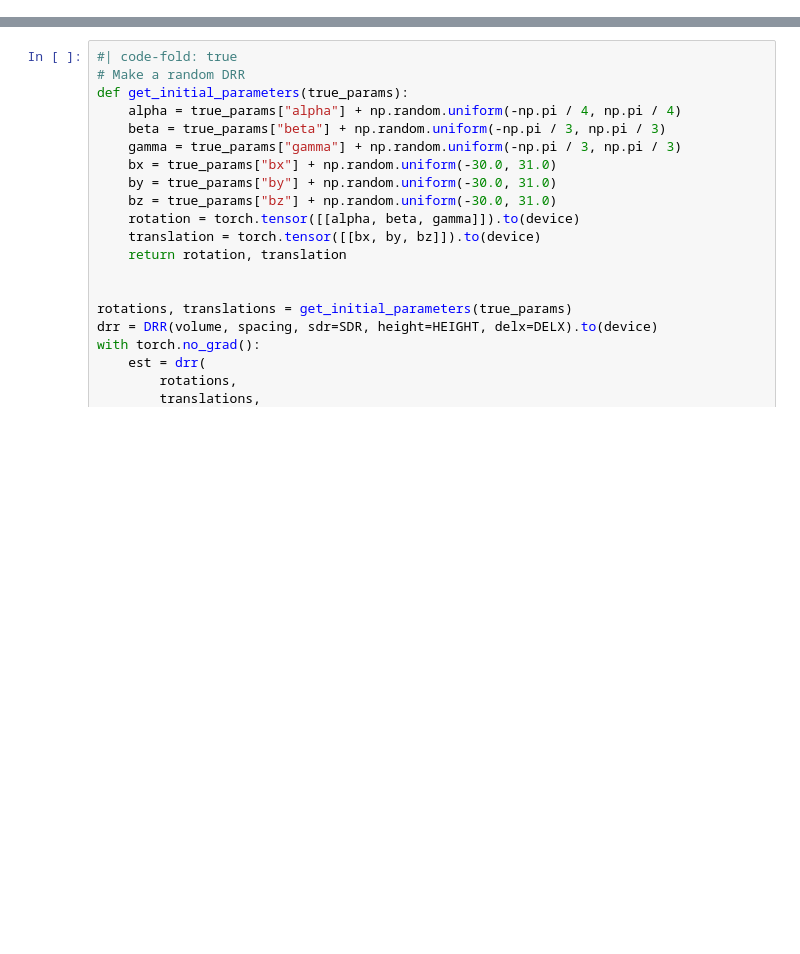
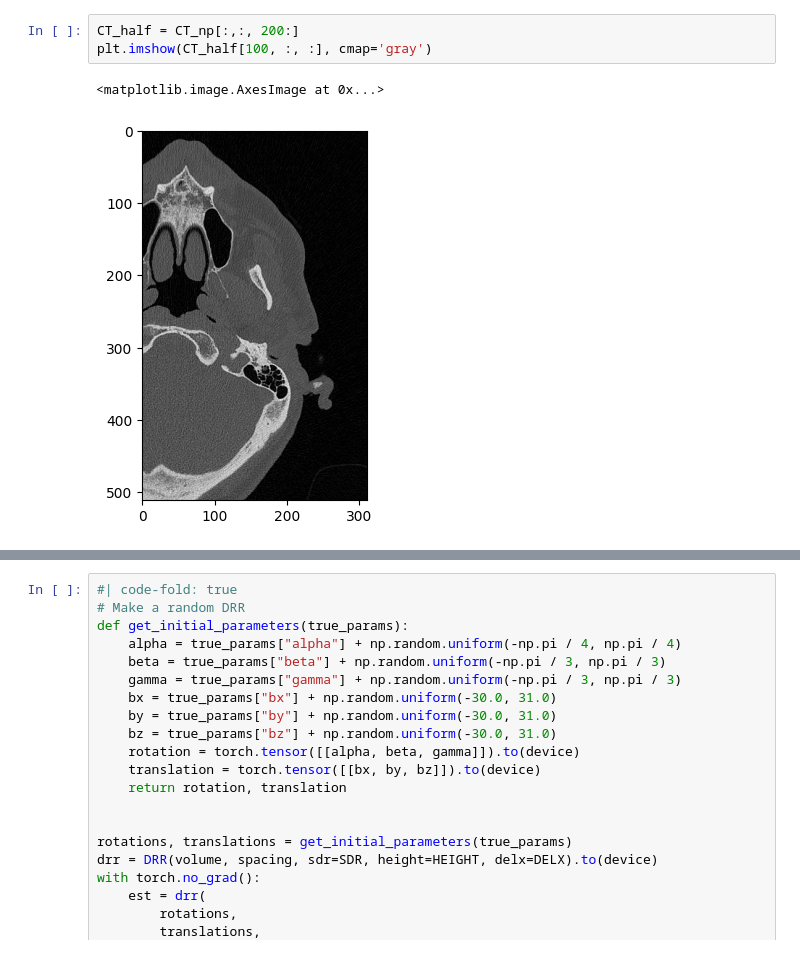
Before and after one commit to UMCai/DiffDRR_offical, a Jupyter notebook: notebooks/tutorials/test_run.ipynb, the cells around one changed output, grey strips where cells are left out. Drawn from its saved outputs; the diff is of its cells as text; blank space fills up the shorter version.

```diff
--- a/notebooks/tutorials/test_run.ipynb
+++ b/notebooks/tutorials/test_run.ipynb
@@ -15 +82,7 @@ np.random.seed(39)
+# %%
+CT_half = CT_np[:,:, 200:]
+plt.imshow(CT_half[100, :, :], cmap='gray')
+# %% [output]
+<matplotlib.image.AxesImage at 0x...>
+[figure, added]
 # %%
```
Also changed, not shown: parts of 7 cells of this notebook.
